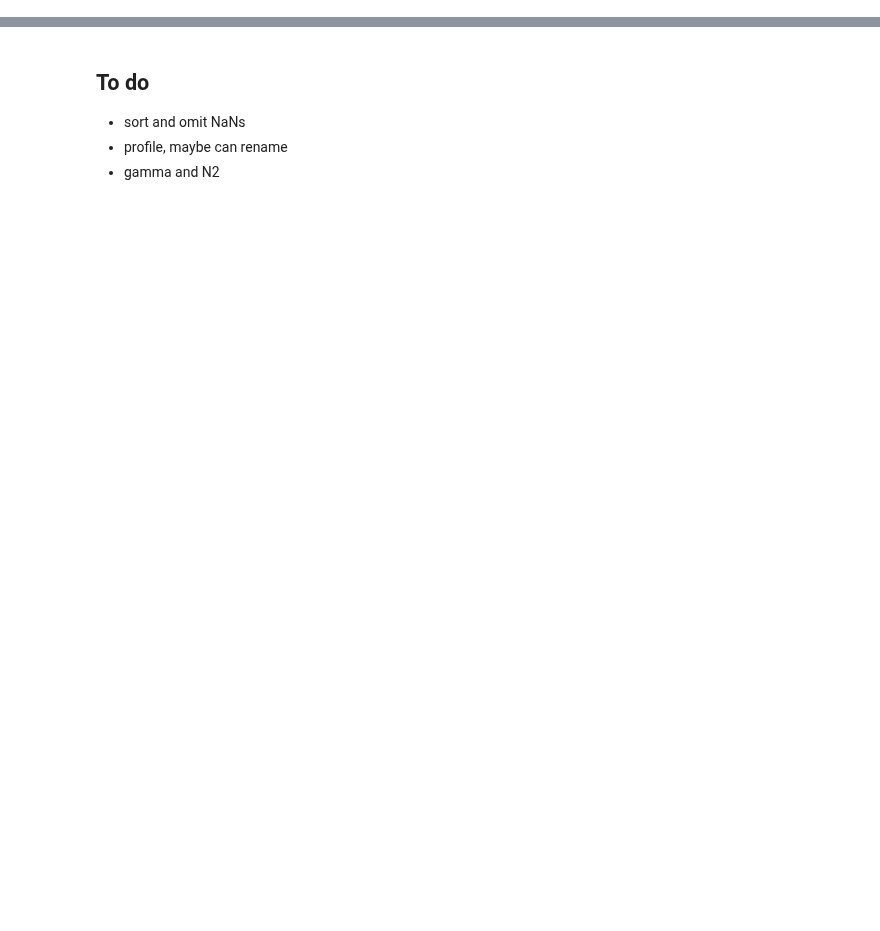
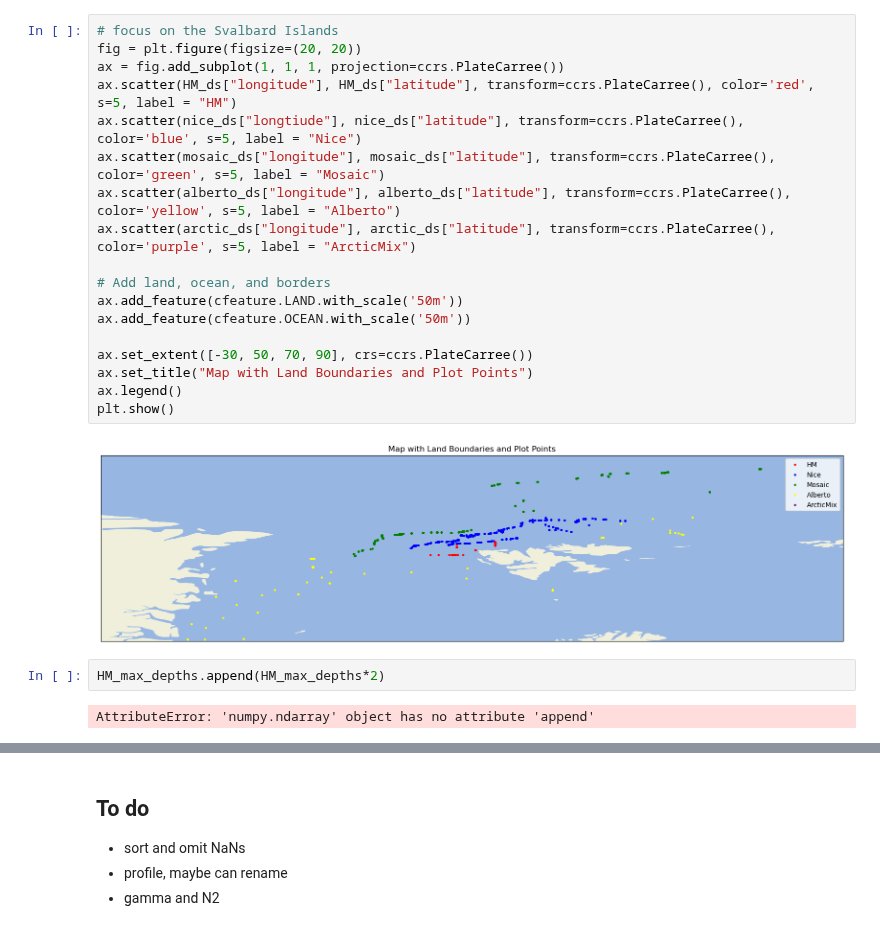
Before and after one commit to lisanneblok/ArcticTurbulence, a Jupyter notebook: data_exploration/load_ds.ipynb, the cells around one changed output, grey strips where cells are left out. Cells and saved outputs as stored; diff of their text form; blank space fills up the shorter version.

```diff
--- a/data_exploration/load_ds.ipynb
+++ b/data_exploration/load_ds.ipynb
@@ -129,0 +357,24 @@ df
+# %%
+# focus on the Svalbard Islands
+fig = plt.figure(figsize=(20, 20))
+ax = fig.add_subplot(1, 1, 1, projection=ccrs.PlateCarree())
+ax.scatter(HM_ds["longitude"], HM_ds["latitude"], transform=ccrs.PlateCarree(), color='red', s=5, label = "HM")
+ax.scatter(nice_ds["longtiude"], nice_ds["latitude"], transform=ccrs.PlateCarree(), color='blue', s=5, label = "Nice")
+ax.scatter(mosaic_ds["longitude"], mosaic_ds["latitude"], transform=ccrs.PlateCarree(), color='green', s=5, label = "Mosaic")
+ax.scatter(alberto_ds["longitude"], alberto_ds["latitude"], transform=ccrs.PlateCarree(), color='yellow', s=5, label = "Alberto")
+ax.scatter(arctic_ds["longitude"], arctic_ds["latitude"], transform=ccrs.PlateCarree(), color='purple', s=5, label = "ArcticMix")
+
+# Add land, ocean, and borders
+ax.add_feature(cfeature.LAND.with_scale('50m'))
+ax.add_feature(cfeature.OCEAN.with_scale('50m'))
+
+ax.set_extent([-30, 50, 70, 90], crs=ccrs.PlateCarree())
+ax.set_title("Map with Land Boundaries and Plot Points")
+ax.legend()
+plt.show()
+# %% [output]
+[figure, added]
+# %%
+HM_max_depths.append(HM_max_depths*2)
+# %% [output]
+AttributeError: 'numpy.ndarray' object has no attribute 'append'
```
Also changed, not shown: parts of 75 cells of this notebook.
